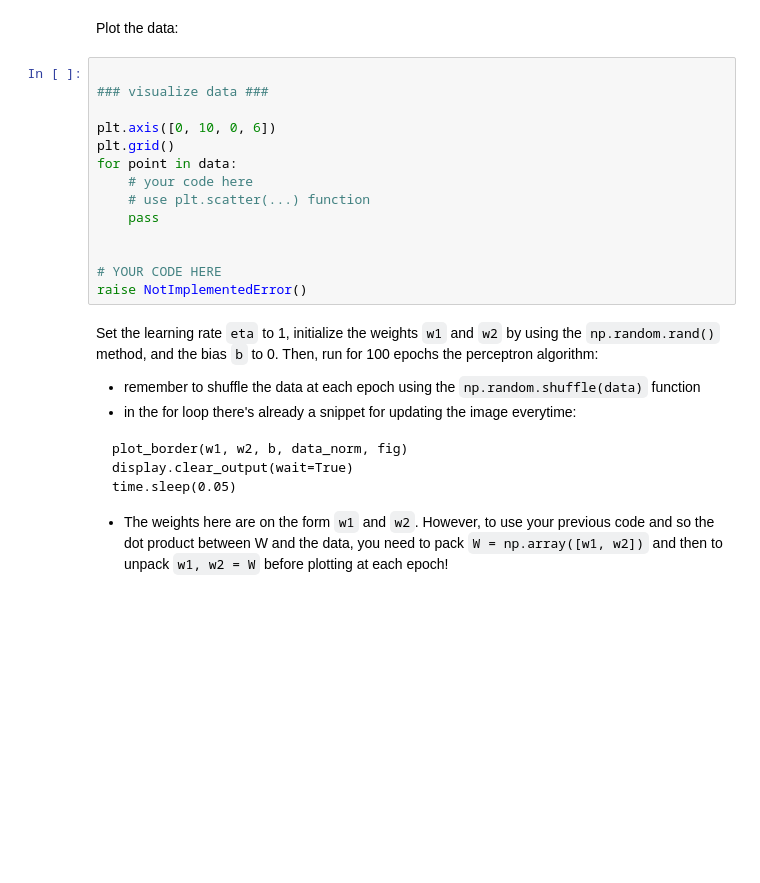
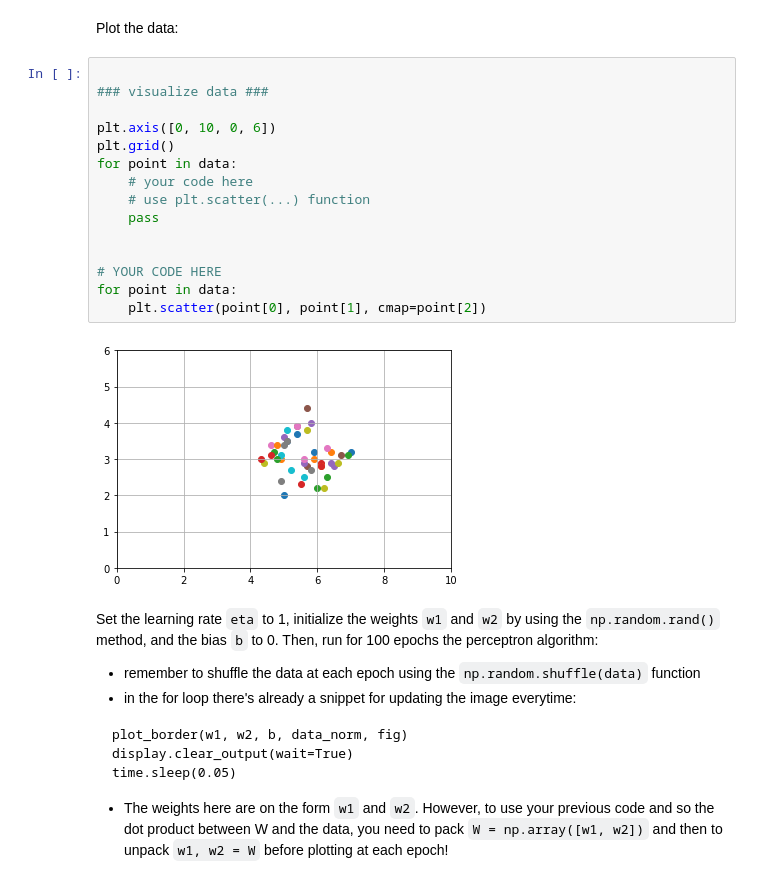
Before and after one commit to Canis-Ignem/nbgrader_submissions, a Jupyter notebook: dl1/26dl1.ipynb, the cells around one changed output. Cells and saved outputs as stored; diff of their text form; blank space fills up the shorter version.

```diff
--- a/dl1/26dl1.ipynb
+++ b/dl1/26dl1.ipynb
@@ -252,17 +329,20 @@ Plot the data:
 # %%
 
 ### visualize data ###
 
 plt.axis([0, 10, 0, 6])
 plt.grid()
 for point in data:
     # your code here
     # use plt.scatter(...) function
     pass
 
 
 # YOUR CODE HERE
-raise NotImplementedError()
+for point in data:
+    plt.scatter(point[0], point[1], cmap=point[2])
+# %% [output]
+[figure, added]
 # %% [markdown]
 Set the learning rate `eta` to 1, initialize the weights `w1` and `w2` by using the `np.random.rand()` method, and the bias `b` to 0. Then, run for 100 epochs the perceptron algorithm:
 - remember to shuffle the data at each epoch using the `np.random.shuffle(data)` function
```
Also changed, not shown: parts of 20 cells of this notebook.
